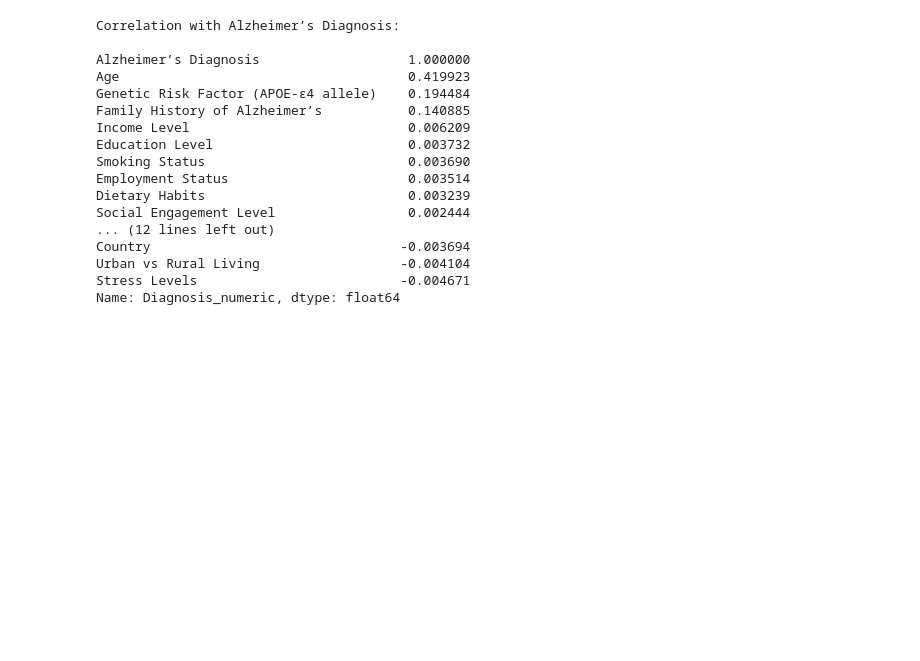
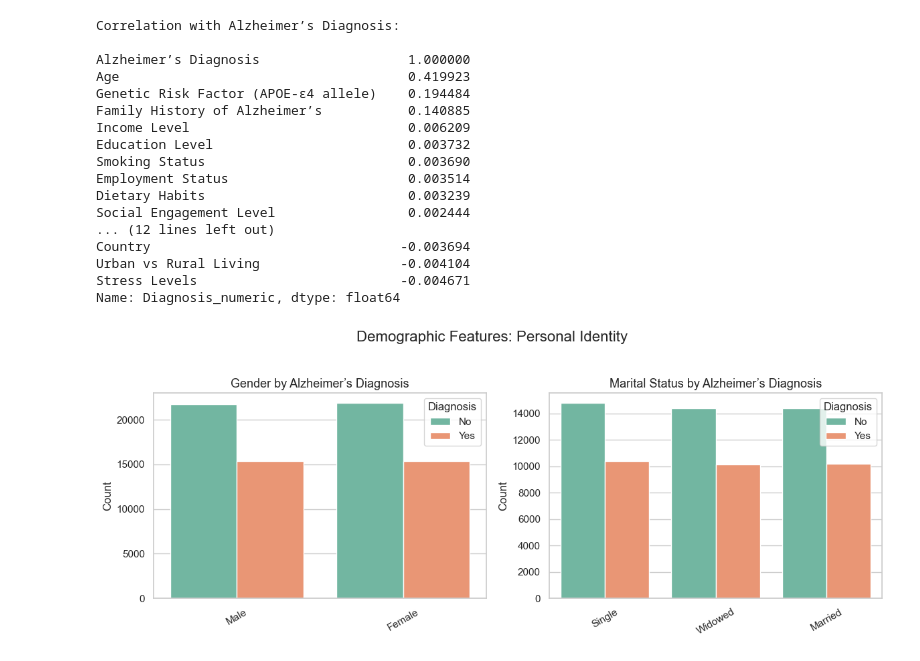
Before and after one commit to ileontios03/EPL448_Project, a Jupyter notebook: eda.ipynb, the cells around one changed output. Drawn from its saved outputs; the diff is of its cells as text; code cells hidden in the pictures; blank space fills up the shorter version.

```diff
--- a/eda.ipynb
+++ b/eda.ipynb
@@ -252,3 +252,31 @@ Country                                -0.003694
 Urban vs Rural Living                  -0.004104
 Stress Levels                          -0.004671
 Name: Diagnosis_numeric, dtype: float64
+# %%
+import pandas as pd
+import seaborn as sns
+import matplotlib.pyplot as plt
+
+# Load dataset
+df = pd.read_csv("alzheimers_prediction_dataset.csv")
+
+# Personal Identity Features
+personal_identity = ['Gender', 'Marital Status']
+
+# Plot
+sns.set(style="whitegrid")
+fig, axes = plt.subplots(1, len(personal_identity), figsize=(12, 5))
+
+for i, feature in enumerate(personal_identity):
+    sns.countplot(data=df, x=feature, hue='Alzheimer’s Diagnosis', ax=axes[i], palette='Set2')
+    axes[i].set_title(f'{feature} by Alzheimer’s Diagnosis', fontsize=13)
+    axes[i].set_xlabel('')
+    axes[i].set_ylabel('Count')
+    axes[i].tick_params(axis='x', rotation=30)
+    axes[i].legend(title='Diagnosis')
+
+plt.suptitle('Demographic Features: Personal Identity', fontsize=16)
+plt.tight_layout(rect=[0, 0.03, 1, 0.95])
+plt.show()
+# %% [output]
+[figure, added]
```
Also changed, not shown: parts of 4 cells of this notebook.
